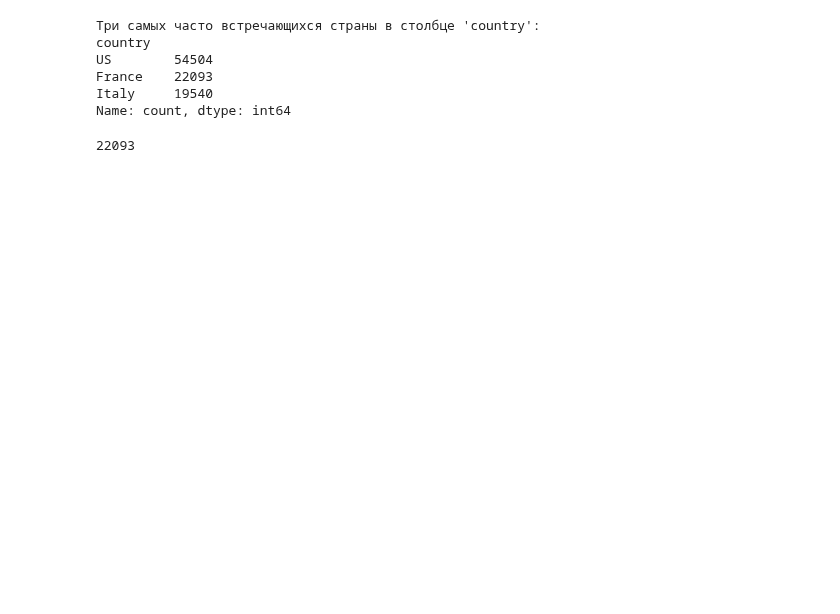
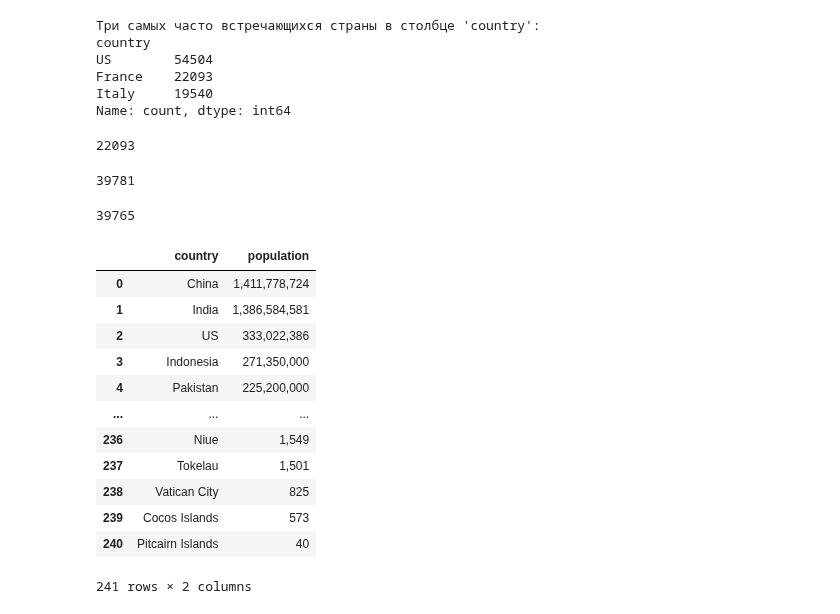
Before and after one commit to DenisMaltsev76/DM_76, a Jupyter notebook: Skillfactory/EDA-3. Проектирование признаков/unit_check_up.ipynb, the cells around one changed output. Saved outputs shown, nothing was run; the diff lists cells and outputs as text; code cells hidden in the pictures; blank space fills up the shorter version.

```diff
--- a/Skillfactory/EDA-3. Проектирование признаков/unit_check_up.ipynb
+++ b/Skillfactory/EDA-3. Проектирование признаков/unit_check_up.ipynb
@@ -86,3 +89,19 @@ df['is_France'] = df['country'].apply(lambda x: 1 if x == 'France' else 0)
 df['is_France'].sum()
 # %% [output]
 22093
+# %%
+# создать новый бинарный признак old_wine и присвоить ему 1 в случае, если вино произведено во Франции, иначе — 0
+df['old_wine'] = df['year'].apply(lambda x: 1 if (not pd.isnull(x) and float(x) < 2010) else 0)
+
+df['old_wine'].sum()
+# %% [output]
+39781
+# %%
+# преобразуем признак year в объект datetime для удобного сравнения дат
+df['year'] = pd.to_datetime(df['year'], errors='coerce')
+
+# для сравнения используем год, заполняем значения признака old_wine, где год вина меньше 2010
+df['old_wine'] = df['year'].apply(lambda x: 1 if x.year < 2010 else 0)
+df['old_wine'].sum()
+# %% [output]
+39765
@@ -88,0 +126,18 @@ df['is_France'].sum()
+# %%
+country_population = pd.read_csv('country_population.csv', sep=';')
+
+country_population
+# %% [output]
+|  | country | population |
+| 0 | China | 1,411,778,724 |
+| 1 | India | 1,386,584,581 |
+| 2 | US | 333,022,386 |
+| 3 | Indonesia | 271,350,000 |
+| 4 | Pakistan | 225,200,000 |
+| ... | ... | ... |
+| 236 | Niue | 1,549 |
+| 237 | Tokelau | 1,501 |
+| 238 | Vatican City | 825 |
+| 239 | Cocos Islands | 573 |
+| 240 | Pitcairn Islands | 40 |
+241 rows × 2 columns
```
Also changed, not shown: parts of 7 cells of this notebook, 2 other files.
